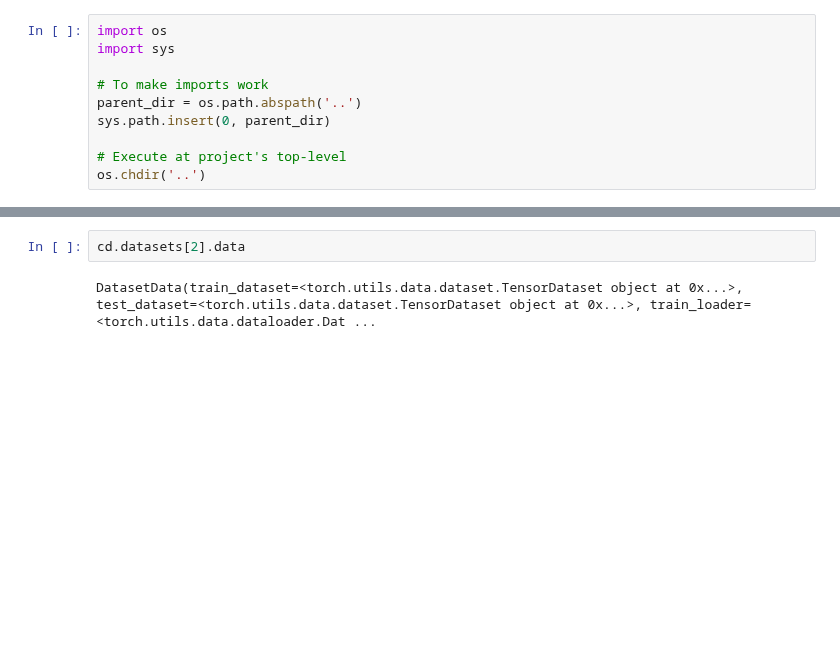
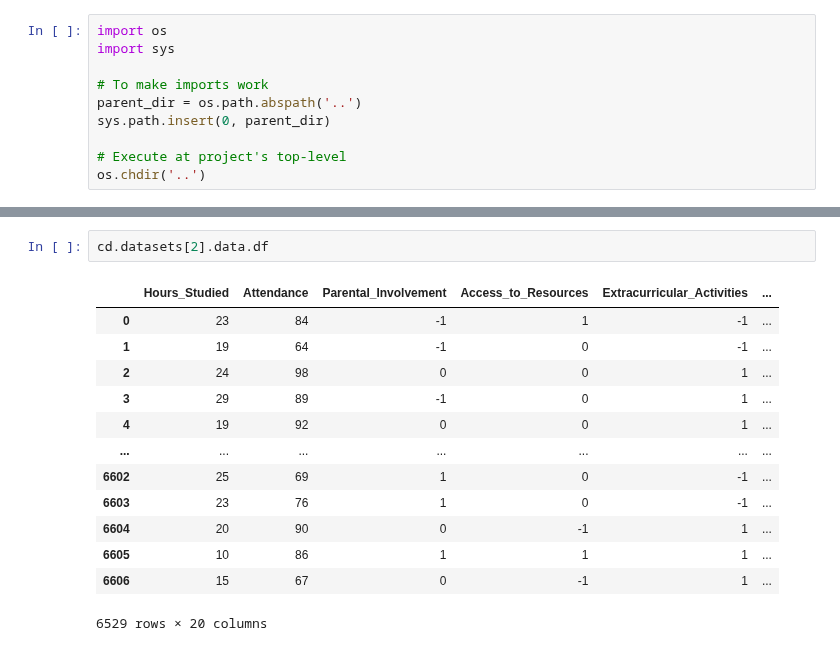
Before and after one commit to LISA-ITMO/CGT4NN, a Jupyter notebook: cgtnnlib/datasets.ipynb, the cells around one changed output, grey strips where cells are left out. Saved outputs shown, nothing was run; the diff lists cells and outputs as text; blank space fills up the shorter version.

```diff
--- a/cgtnnlib/datasets.ipynb
+++ b/cgtnnlib/datasets.ipynb
@@ -28,4 +21,16 @@ cd.datasets
 # %%
-cd.datasets[2].data
+cd.datasets[2].data.df
 # %% [output]
+|  | Hours_Studied | Attendance | Parental_Involvement | Access_to_Resources | Extracurricular_Activities | ... |
+| 0 | 23 | 84 | -1 | 1 | -1 | ... |
+| 1 | 19 | 64 | -1 | 0 | -1 | ... |
+| 2 | 24 | 98 | 0 | 0 | 1 | ... |
+| 3 | 29 | 89 | -1 | 0 | 1 | ... |
+| 4 | 19 | 92 | 0 | 0 | 1 | ... |
+| ... | ... | ... | ... | ... | ... | ... |
+| 6602 | 25 | 69 | 1 | 0 | -1 | ... |
+| 6603 | 23 | 76 | 1 | 0 | -1 | ... |
+| 6604 | 20 | 90 | 0 | -1 | 1 | ... |
+| 6605 | 10 | 86 | 1 | 1 | 1 | ... |
+| 6606 | 15 | 67 | 0 | -1 | 1 | ... |
-DatasetData(train_dataset=<torch.utils.data.dataset.TensorDataset object at 0x...>, test_dataset=<torch.utils.data.dataset.TensorDataset object at 0x...>, train_loader=<torch.utils.data.dataloader.Dat ...
+6529 rows × 20 columns
```
Also changed, not shown: parts of 5 cells of this notebook, 1 other file.
